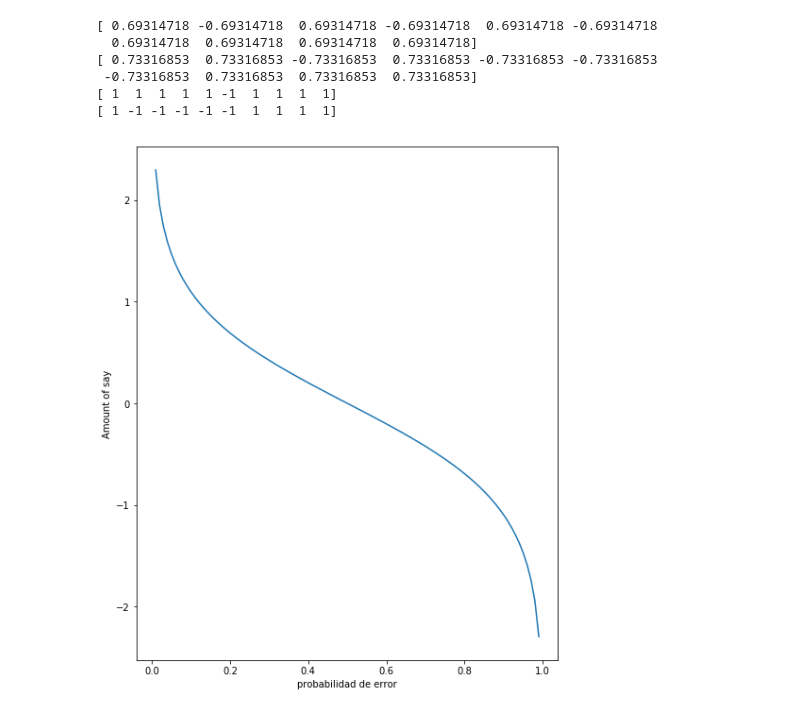
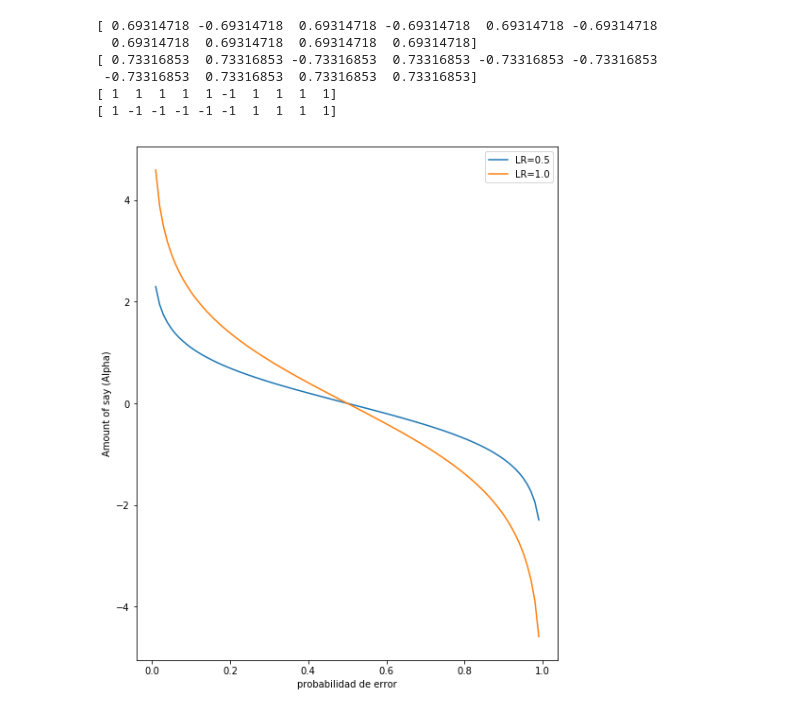
Before and after one commit to PAE-ITBA-ML-2019/Ensemble-methods, a Jupyter notebook: 04-Adaboost-alg.ipynb, the cells around one changed output. Saved outputs shown, nothing was run; the diff lists cells and outputs as text; code cells hidden in the pictures.

```diff
--- a/04-Adaboost-alg.ipynb
+++ b/04-Adaboost-alg.ipynb
@@ -304,9 +394,11 @@ print(y)
 # %%
 plt.figure(figsize=(8, 10))
 t = np.linspace(0.01, 0.99, 100)
-plt.plot(t, 0.5*np.log((1-t)/t))
+plt.plot(t, 0.5*np.log((1-t)/t), label='LR=0.5')
+plt.plot(t, 1*np.log((1-t)/t), label='LR=1.0')
 plt.xlabel('probabilidad de error')
-plt.ylabel('Amount of say')
+plt.ylabel('Amount of say (Alpha)')
+plt.legend()
 plt.show()
 # %% [output]
-[figure, old version]
+[figure, new version]
```
Also changed, not shown: parts of 30 cells of this notebook, 2 other files.
